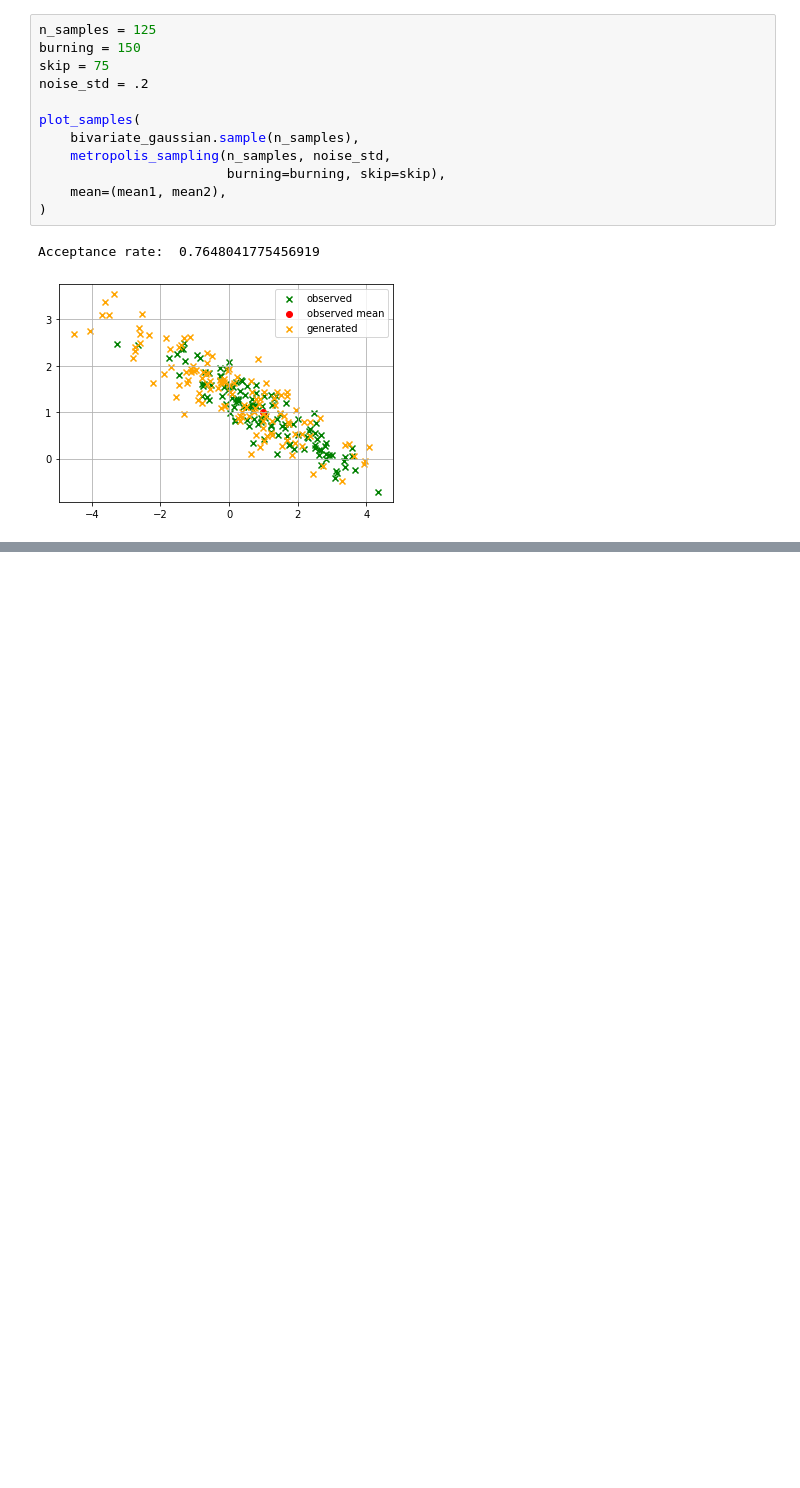
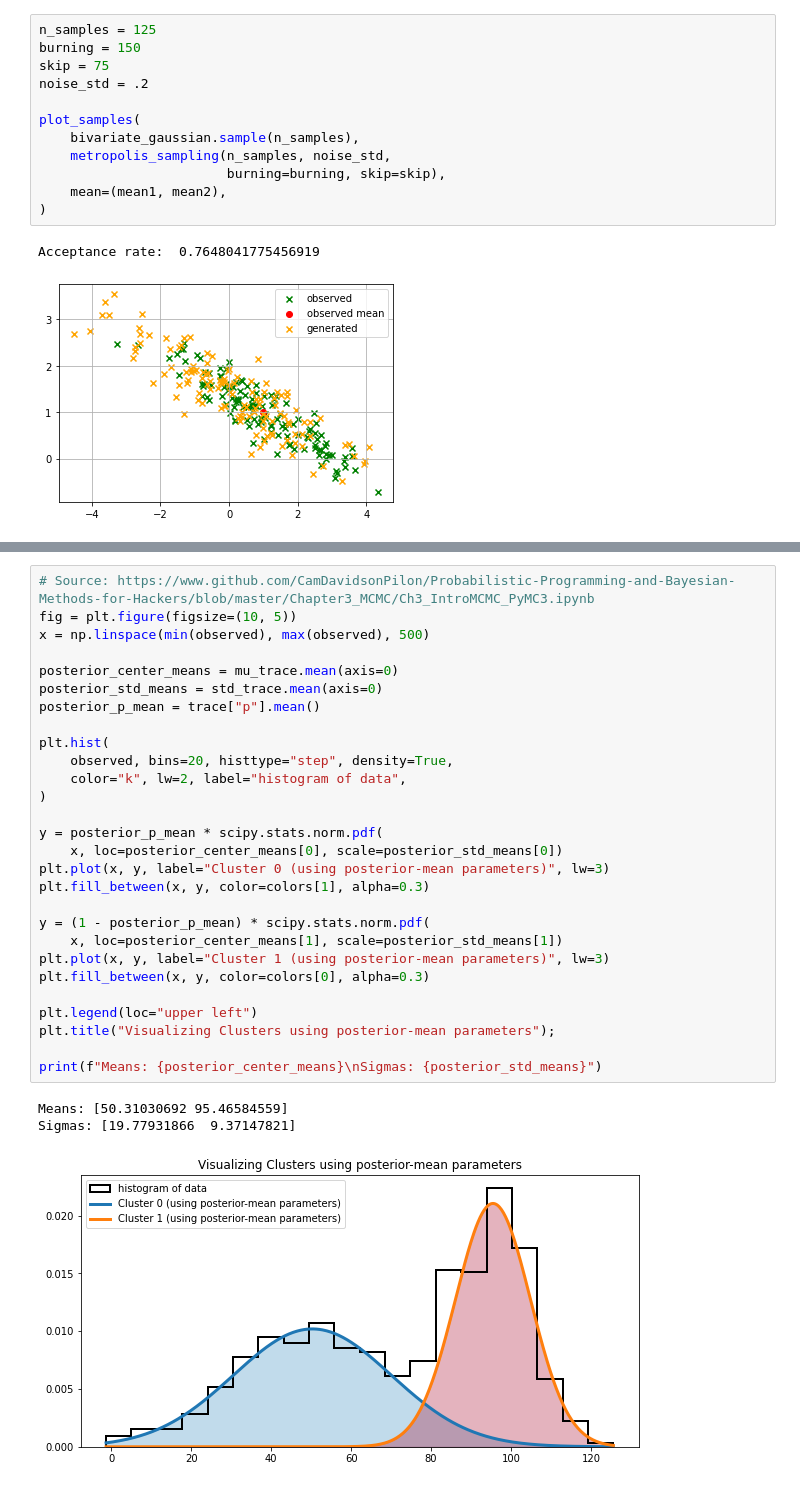
Before and after one commit to pbudzyns/generative-models, a Jupyter notebook: mcmc.ipynb, the cells around one changed output, grey strips where cells are left out. Saved outputs shown, nothing was run; the diff lists cells and outputs as text; blank space fills up the shorter version.

```diff
--- a/mcmc.ipynb
+++ b/mcmc.ipynb
@@ -273,0 +383,32 @@ Acceptance rate:  0.7648041775456919
+# %%
+# Source: https://www.github.com/CamDavidsonPilon/Probabilistic-Programming-and-Bayesian-Methods-for-Hackers/blob/master/Chapter3_MCMC/Ch3_IntroMCMC_PyMC3.ipynb
+fig = plt.figure(figsize=(10, 5))
+x = np.linspace(min(observed), max(observed), 500)
+
+posterior_center_means = mu_trace.mean(axis=0)
+posterior_std_means = std_trace.mean(axis=0)
+posterior_p_mean = trace["p"].mean()
+
+plt.hist(
+    observed, bins=20, histtype="step", density=True,
+    color="k", lw=2, label="histogram of data",
+)
+
+y = posterior_p_mean * scipy.stats.norm.pdf(
+    x, loc=posterior_center_means[0], scale=posterior_std_means[0])
+plt.plot(x, y, label="Cluster 0 (using posterior-mean parameters)", lw=3)
+plt.fill_between(x, y, color=colors[1], alpha=0.3)
+
+y = (1 - posterior_p_mean) * scipy.stats.norm.pdf(
+    x, loc=posterior_center_means[1], scale=posterior_std_means[1])
+plt.plot(x, y, label="Cluster 1 (using posterior-mean parameters)", lw=3)
+plt.fill_between(x, y, color=colors[0], alpha=0.3)
+
+plt.legend(loc="upper left")
+plt.title("Visualizing Clusters using posterior-mean parameters");
+
+print(f"Means: {posterior_center_means}\nSigmas: {posterior_std_means}")
+# %% [output]
+Means: [50.31030692 95.46584559]
+Sigmas: [19.77931866  9.37147821]
+[figure, added]
```
Also changed, not shown: parts of 11 cells of this notebook, 1 other file.
